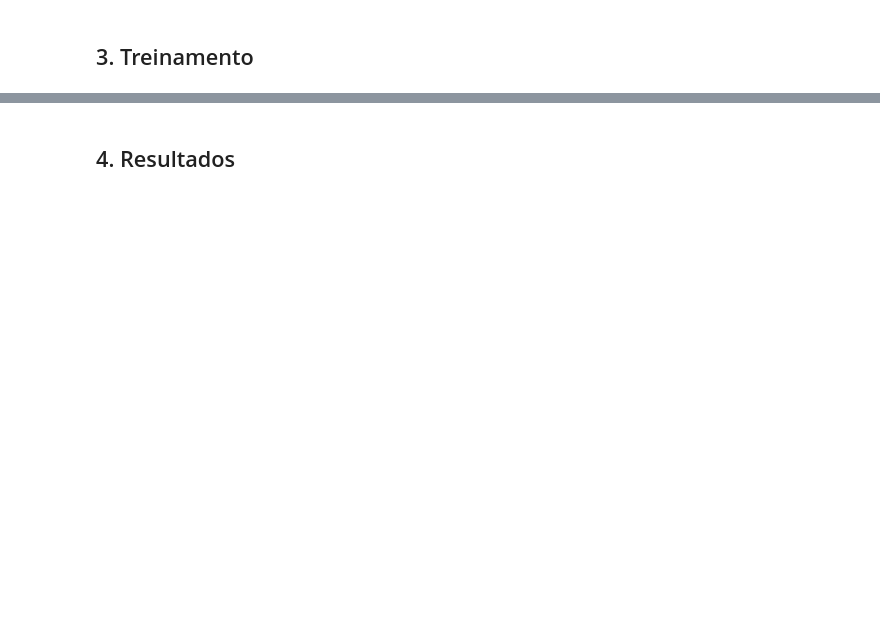
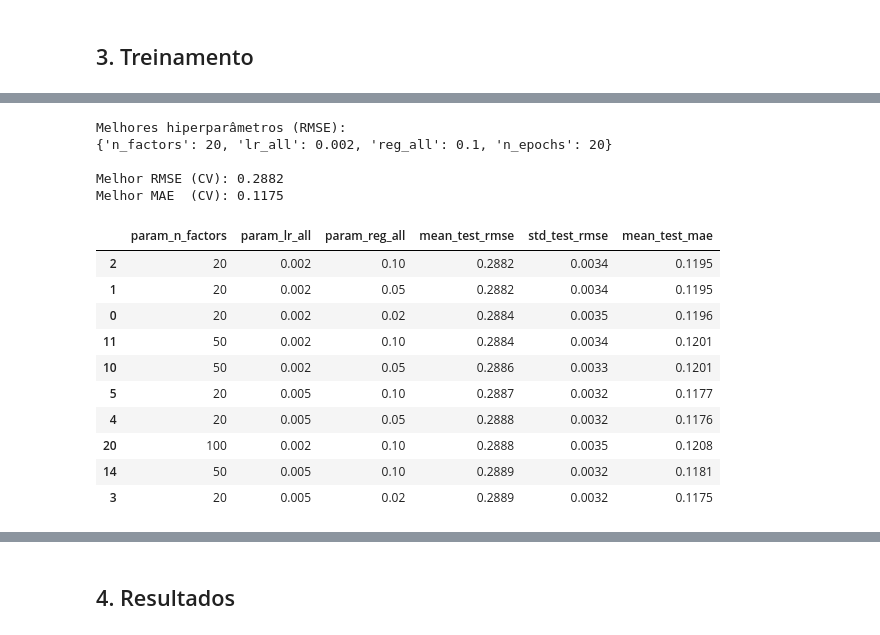
Before and after one commit to Kdu07/recomendashow, a Jupyter notebook: src/aad/03_svd.ipynb, the cells around one changed output, grey strips where cells are left out. Saved outputs shown, nothing was run; the diff lists cells and outputs as text; code cells hidden in the pictures; blank space fills up the shorter version.

```diff
--- a/src/aad/03_svd.ipynb
+++ b/src/aad/03_svd.ipynb
@@ -10,0 +261,6 @@
+# %%
+reader = Reader(rating_scale=(1, 5))
+data = Dataset.load_from_df(df[["user_id", "item_id", "ranking"]], reader)
+
+print("Dataset carregado no formato Surprise.")
+print("rating_scale=(1, 5) — escala do feedback implícito por dias de interação")
@@ -10,0 +345,48 @@
+# %%
+param_grid = {
+    "n_factors": [20, 50, 100],
+    "lr_all":    [0.002, 0.005, 0.010],
+    "reg_all":   [0.02, 0.05, 0.10],
+    "n_epochs":  [20],
+}
+
+gs = GridSearchCV(
+    SVD,
+    param_grid,
+    measures=["rmse", "mae"],
+    cv=3,
+    n_jobs=1,
+    joblib_verbose=0,
+    refit=False,
+)
+gs.fit(data)
+
+print("Melhores hiperparâmetros (RMSE):")
+print(gs.best_params["rmse"])
+print(f"\nMelhor RMSE (CV): {gs.best_score['rmse']:.4f}")
+print(f"Melhor MAE  (CV): {gs.best_score['mae']:.4f}")
+# %% [output]
+Melhores hiperparâmetros (RMSE):
+{'n_factors': 20, 'lr_all': 0.002, 'reg_all': 0.1, 'n_epochs': 20}
+
+Melhor RMSE (CV): 0.2882
+Melhor MAE  (CV): 0.1175
+# %%
+resultados_gs = pd.DataFrame(gs.cv_results)
+colunas_viz = [
+    "param_n_factors", "param_lr_all", "param_reg_all",
+    "mean_test_rmse", "std_test_rmse", "mean_test_mae",
+]
+resultados_gs[colunas_viz].sort_values("mean_test_rmse").head(10).round(4)
+# %% [output]
+|  | param_n_factors | param_lr_all | param_reg_all | mean_test_rmse | std_test_rmse | mean_test_mae |
+| 2 | 20 | 0.002 | 0.10 | 0.2882 | 0.0034 | 0.1195 |
+| 1 | 20 | 0.002 | 0.05 | 0.2882 | 0.0034 | 0.1195 |
+| 0 | 20 | 0.002 | 0.02 | 0.2884 | 0.0035 | 0.1196 |
+| 11 | 50 | 0.002 | 0.10 | 0.2884 | 0.0034 | 0.1201 |
+| 10 | 50 | 0.002 | 0.05 | 0.2886 | 0.0033 | 0.1201 |
+| 5 | 20 | 0.005 | 0.10 | 0.2887 | 0.0032 | 0.1177 |
+| 4 | 20 | 0.005 | 0.05 | 0.2888 | 0.0032 | 0.1176 |
+| 20 | 100 | 0.002 | 0.10 | 0.2888 | 0.0035 | 0.1208 |
+| 14 | 50 | 0.005 | 0.10 | 0.2889 | 0.0032 | 0.1181 |
+| 3 | 20 | 0.005 | 0.02 | 0.2889 | 0.0032 | 0.1175 |
```
Also changed, not shown: parts of 32 cells of this notebook, 6 other files.
